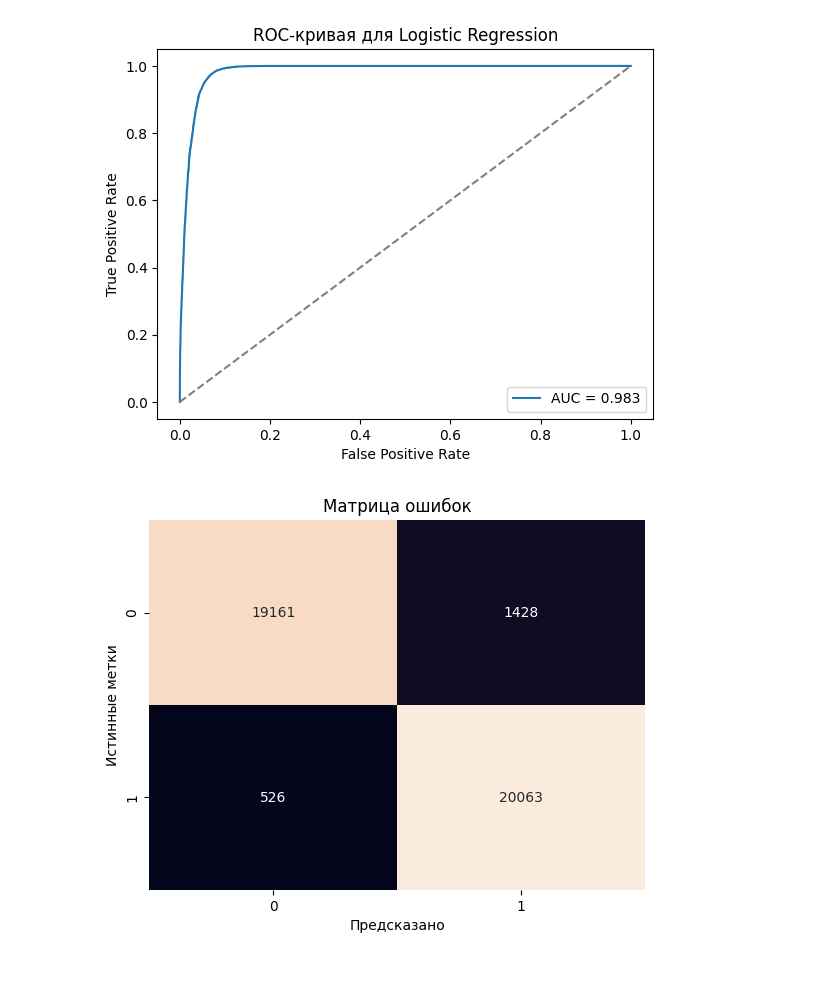
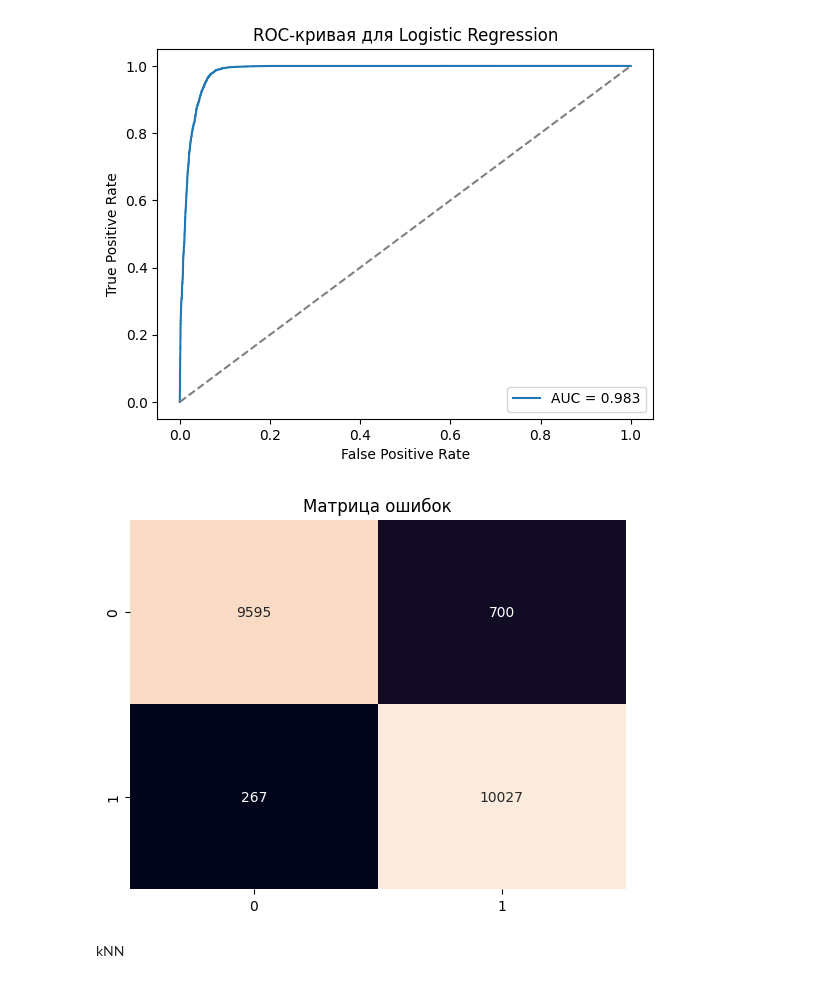
Before and after one commit to SergeyMotynga/OMSTU, a Jupyter notebook: ML/laboratory/lab_2/main/main.ipynb, the cells around one changed output. Cells and saved outputs as stored; diff of their text form; code cells hidden in the pictures.

Commit message:
fix: update models (not finished)

```diff
--- a/ML/laboratory/lab_2/main/main.ipynb
+++ b/ML/laboratory/lab_2/main/main.ipynb
@@ -127,6 +131,6 @@ np.int64(0)
 
 X = StandardScaler().fit_transform(X)
 
-X_train, X_test, y_train, y_test = train_test_split(X, y, random_state=42, stratify=y, test_size=0.2)
+X_train, X_test, y_train, y_test = train_test_split(X, y, random_state=42, train_size=0.5, stratify=y, test_size=0.1)
 X_train.shape, y_train.shape, X_test.shape, y_test.shape
 # %% [output]
@@ -138 +276,12 @@ kf = StratifiedKFold(n_splits=5, shuffle=True, random_state=42)
+# %%
+def convert(o):
+    if isinstance(o, np.generic):
+        return o.item()
+    raise TypeError
+
+with open('best_params.json', 'w') as f:
+    json.dump(best_params, f, indent=4, default=convert)
+
+with open('best_params.json', 'r') as f:
+    best_params = json.load(f)
 # %% [markdown]
@@ -147,12 +298,16 @@ def metrics(pred_array, true_array=y_test,):
 # %%
-# Logistic Regression
-
-model = LogisticRegression(max_iter=500)
+model_lr = LogisticRegression(
+    max_iter=10000,
+    penalty=best_params['LogisticRegression']['GridSearchCV']['params']['penalty'],
+    solver=best_params['LogisticRegression']['GridSearchCV']['params']['solver'],
+    tol=best_params['LogisticRegression']['GridSearchCV']['params']['tol'],
+    C=best_params['LogisticRegression']['GridSearchCV']['params']['C']
+    )
 # Hold-out
-model.fit(X_train, y_train)
-y_pred = model.predict(X_test)
-metrics(y_pred)
+model_lr.fit(X_train, y_train)
+y_pred_lr = model_lr.predict(X_test)
+metrics(y_pred_lr)
 # CV
-scores = cross_val_score(model, X_train, y_train, cv=kf, scoring='f1')
-print(f'Оценка кросс-валидации: {scores.mean()}')
+scores_lr = cross_val_score(model_lr, X_train, y_train, cv=kf, scoring='accuracy')
+print(f'Оценка кросс-валидации: {scores_lr.mean()}')
 # %% [output]
@@ -180,20 +334,14 @@ plt.show()
 # %% [output]
 [figure]
 # %%
-import matplotlib.pyplot as plt
-import seaborn as sns
-from sklearn.metrics import confusion_matrix
-
-# Предсказания на тесте
-y_test_pred = model.predict(X_test)
-cm = confusion_matrix(y_test, y_test_pred)
+cm_lr = confusion_matrix(y_test, y_pred_lr)
 
 plt.figure()
-sns.heatmap(cm, annot=True, fmt='d', cbar=False)
-plt.xlabel('Предсказано')
-plt.ylabel('Истинные метки')
+sns.heatmap(cm_lr, annot=True, fmt='d', cbar=False)
 plt.title('Матрица ошибок')
 plt.show()
 # %% [output]
-[figure, old version]
+[figure, new version]
+# %% [markdown]
+kNN
 # %%
```
Also changed, not shown: parts of 30 cells of this notebook, 3 other files.
